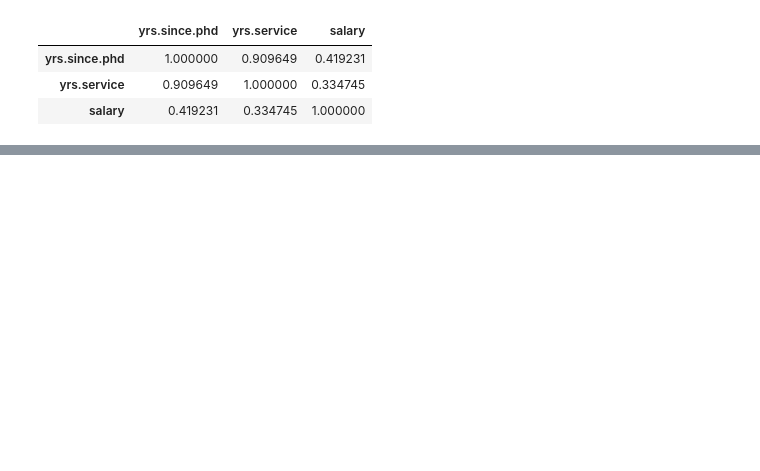
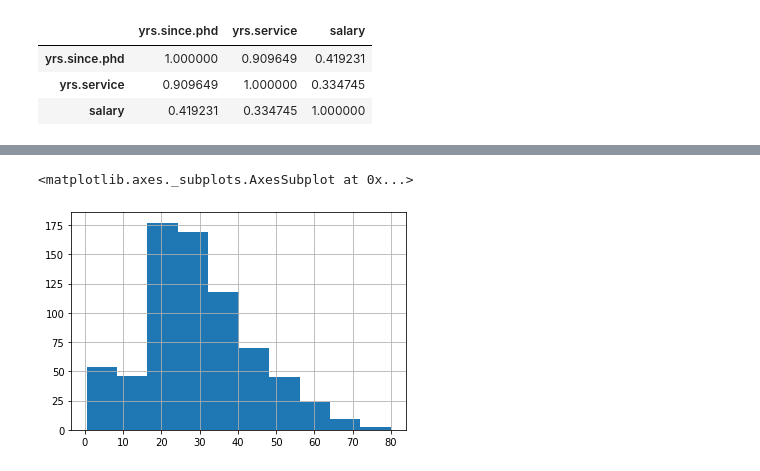
Before and after one commit to guisolski/projetos-Python, a Jupyter notebook: arquivos/jypther/dataScienceClasses.ipynb, the cells around one changed output, grey strips where cells are left out. Saved outputs shown, nothing was run; the diff lists cells and outputs as text; code cells hidden in the pictures; blank space fills up the shorter version.

```diff
--- a/arquivos/jypther/dataScienceClasses.ipynb
+++ b/arquivos/jypther/dataScienceClasses.ipynb
@@ -378,0 +383,2 @@ df.corr()
+# %%
+df = pd.read_csv('http://www.ppgia.pucpr.br/~jean.barddal/datascience/titanic.csv')
@@ -378,0 +429,5 @@ df.corr()
+# %%
+df['Age'].hist()
+# %% [output]
+<matplotlib.axes._subplots.AxesSubplot at 0x...>
+[figure, added]
```
Also changed, not shown: parts of 35 cells of this notebook.
